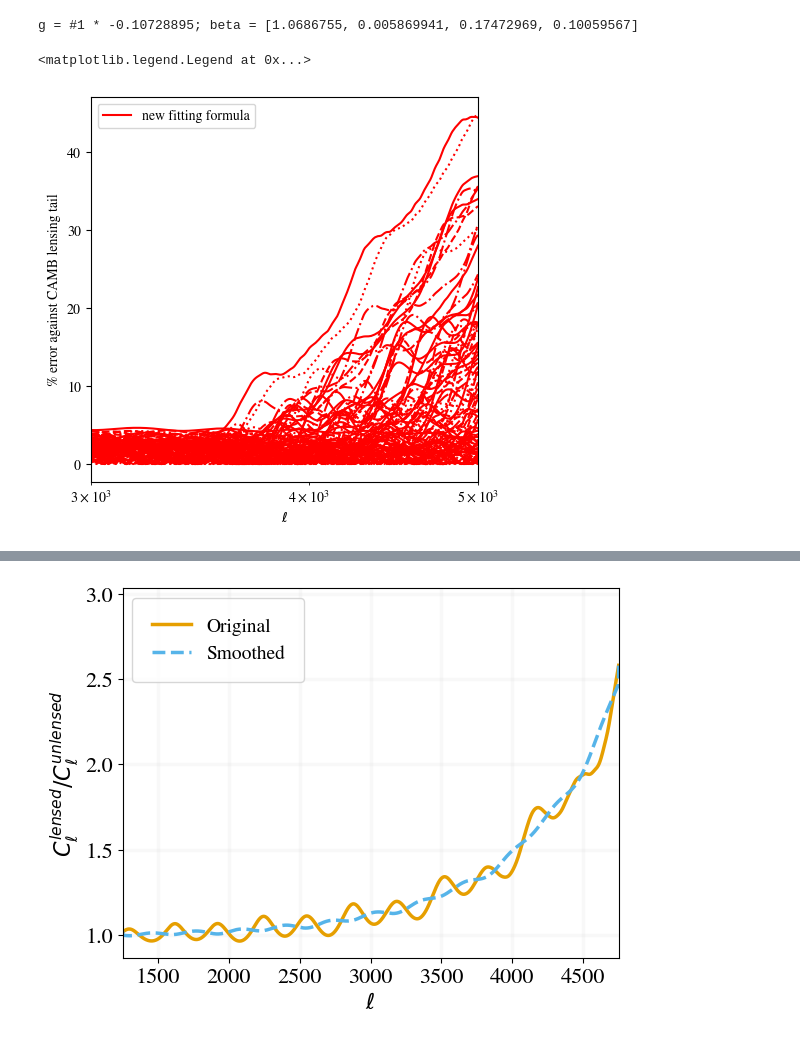
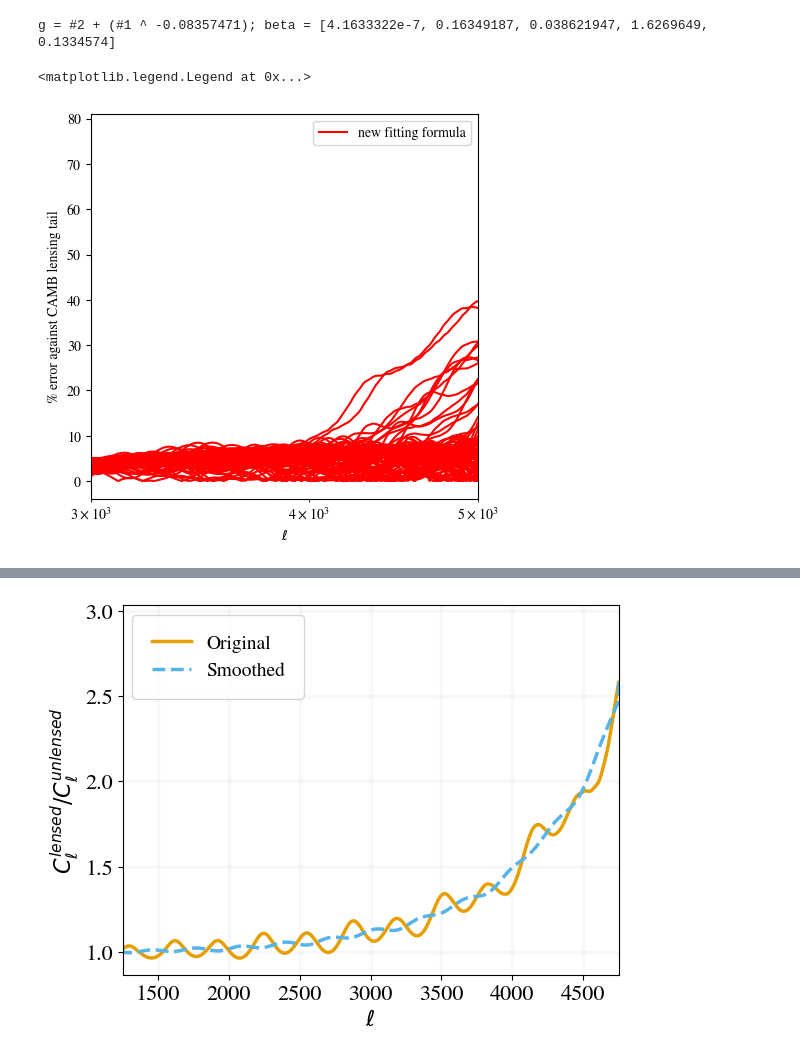
Before and after one commit to flapbat/cmb_lensing_tail, a Jupyter notebook: pysr.ipynb, the cells around one changed output, grey strips where cells are left out. Saved outputs shown, nothing was run; the diff lists cells and outputs as text; code cells hidden in the pictures.

```diff
--- a/pysr.ipynb
+++ b/pysr.ipynb
@@ -10,9 +12,9 @@ plt.rcParams['font.family'] = 'stixgeneral'
 # %%
 # Load Data
 
-pars     = np.load('CL_data/parameter_test8.npy')  # [H0, ombh2, omch2 ] x 100
-lensed   = np.load('CL_data/lensed_CL8.npy')     # [C_2, ..., C_5000] x 100 (lensed)
-unlensed = np.load('CL_data/unlensed_CL8.npy')     # [C_2, ..., C_5000] x 100 (unlensed)
+pars     = np.load('CL_data/parameter_test.npy')  # [H0, ombh2, omch2 ] x 100
+lensed   = np.load('CL_data/lensed_CL.npy')     # [C_2, ..., C_5000] x 100 (lensed)
+unlensed = np.load('CL_data/unlensed_CL.npy')     # [C_2, ..., C_5000] x 100 (unlensed)
 # %%
 past_ells = 1000
 n_ells = 4998 - past_ells
@@ -132,56 +135,56 @@ Complexity  Loss       Score      Equation
 # %%
 ells = np.array([l for l in range(2, 5000)])
 # %%
-print(model.equations_["equation"][1])
+print(model.equations_["equation"][3])
 # %% [output]
-g = #1 * -0.10728895; beta = [1.0686755, 0.005869941, 0.17472969, 0.10059567]
+g = #2 + (#1 ^ -0.08357471); beta = [4.1633322e-7, 0.16349187, 0.038621947, 1.6269649, 0.1334574]
 # %%
 fig, ax = plt.subplots(1, 1, figsize = (5, 5))
 
 # Final Fit
 
 def lensing_tail_fit(ell, ombh2, omch2):
-    beta_1 = 1.0686755   # 0.83
-    beta_2 = (0.005869941)    # 1400/0.4531
-    beta_3 = 0.17472969   # 1.62
-    beta_4 = 0.10059567   #2000
+    beta_1 = 1.0334532   # 0.83
+    beta_2 = 2740.4236    # 1400/0.4531
+    beta_3 = -0.48106384   # 1.62
+    beta_4 = 2000   #2000
 
     # Sigmoid
     sigm = (1 + np.exp(-(ell-beta_3*beta_4)/100))**(-1)
 
     # Exponent
     #alpha = (ombh2**-0.877) * (ombh2 + omch2) - 3.342*(ombh2 + omch2) - 1.118
-    alpha = ombh2 * -0.10728895
+    alpha = ombh2 + omch2
 
     # Polynomial
     poly = (beta_1*(ell/beta_2)**alpha - 1)
 
     L = poly*sigm + 1
 
 
     return L
 
 
 # Fit % Error for 100 Cosmologies
 for ind in range(0, 100):
     ax.semilogx(ells, 100*np.abs(lensing_tail_fit(ells, pars_pysr[ind, 1], pars_pysr[ind, 2]) - lensed[ind]/unlensed[ind])/(lensed[ind]/unlensed[ind]), "r", label='new fitting formula')
 
 
 ax.set_xlim(3000, 5000)
 ax.set_xlabel("$\\ell$")
 
 ax.set_ylabel("% error against CAMB lensing tail")
 
 
 handles, labels = fig.gca().get_legend_handles_labels()
 newLabels, newHandles = [], []
 for handle, label in zip(handles, labels):
     if label not in newLabels:
         newLabels.append(label)
         newHandles.append(handle)
 ax.legend(newHandles, newLabels)
 # %% [output]
 <matplotlib.legend.Legend at 0x...>
-[figure, old version]
+[figure, new version]
 # %%
 #analysis of the fit
```
Also changed, not shown: parts of 5 cells of this notebook, 20 other files.
